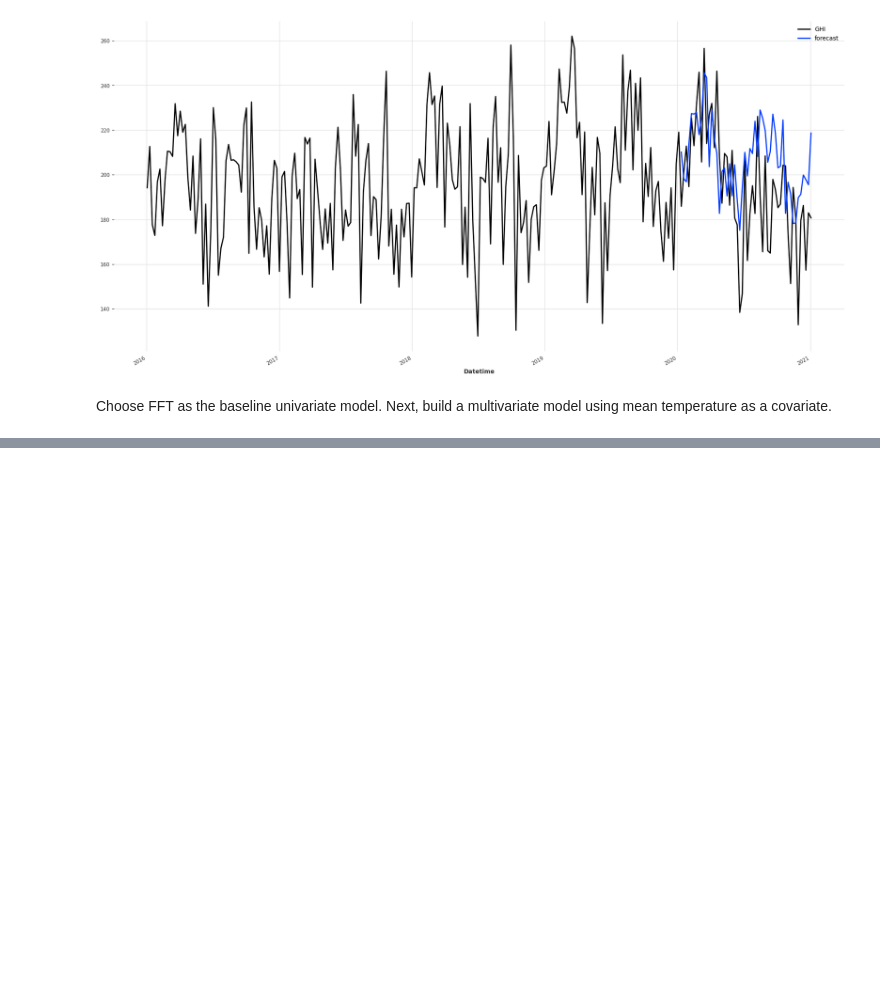
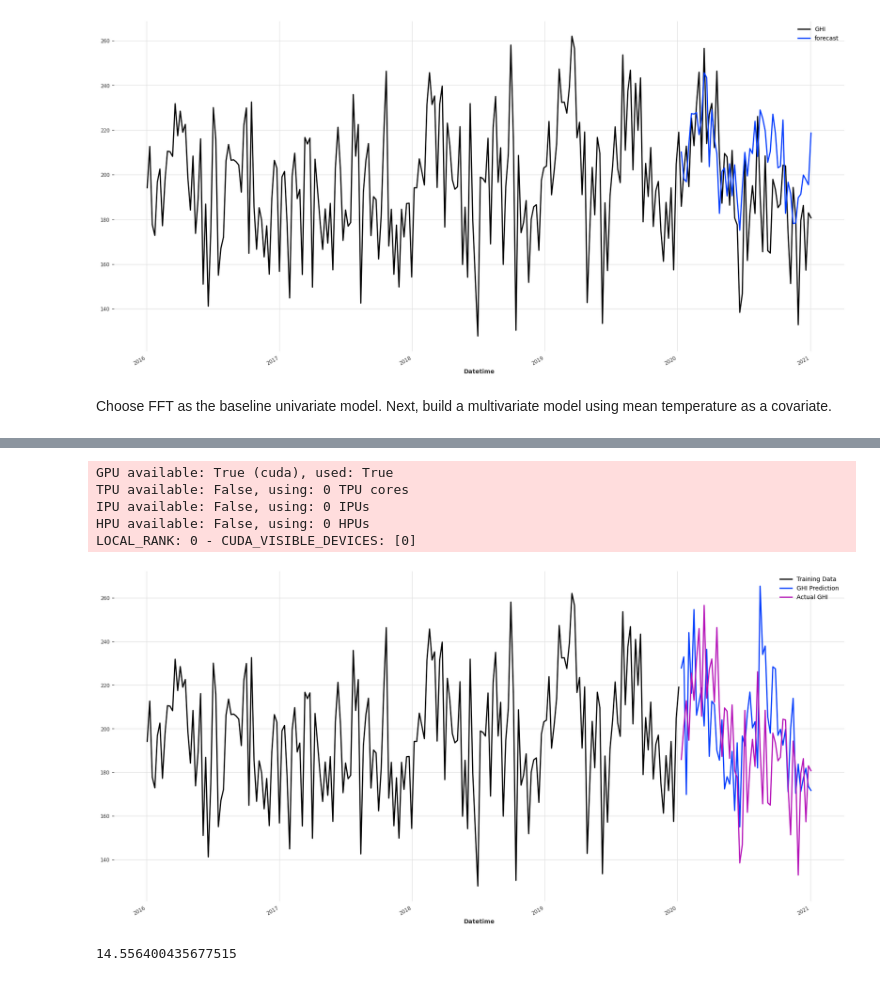
Before and after one commit to cai-yutian/pv-modelling-mirror, a Jupyter notebook: predict-irradiance.ipynb, the cells around one changed output, grey strips where cells are left out. Drawn from its saved outputs; the diff is of its cells as text; code cells hidden in the pictures; blank space fills up the shorter version.

Commit message:
add training of NBEATS model

```diff
--- a/predict-irradiance.ipynb
+++ b/predict-irradiance.ipynb
@@ -144,3 +151,14 @@ plt.legend()
 # %% [markdown]
 Choose FFT as the baseline univariate model.
 Next, build a multivariate model using mean temperature as a covariate.
+# %%
+target_series = TimeSeries.from_dataframe(weekly_df, value_cols=["GHI"], fill_missing_dates=True, freq="W")
+cov_series = TimeSeries.from_dataframe(weekly_df, value_cols=["Temperature"], fill_missing_dates=True, freq="W")
+# %%
+from darts.models import NBEATSModel
+model = NBEATSModel(input_chunk_length=24, output_chunk_length=12, random_state=42)
+
+train_cov, val_cov = cov_series[:-52], series[-52:]
+train_target, val_target = target_series[:-52], target_series[-52:]
+# %%
+model.fit(train_target, past_covariates=train_cov, epochs=100)
@@ -146,0 +185,19 @@ Next, build a multivariate model using mean temperature as a covariate.
+# %%
+pred_target = model.predict(series= train_target, past_covariates=cov_series, n=52)
+# %% [output]
+GPU available: True (cuda), used: True
+TPU available: False, using: 0 TPU cores
+IPU available: False, using: 0 IPUs
+HPU available: False, using: 0 HPUs
+LOCAL_RANK: 0 - CUDA_VISIBLE_DEVICES: [0]
+# %%
+plt.figure(figsize=(22,10))
+train_target.plot(label="Training Data")
+pred_target.plot(label="GHI Prediction")
+val_target.plot(label="Actual GHI")
+# %% [output]
+[figure, added]
+# %%
+mape(val_target, pred_target)
+# %% [output]
+14.556400435677515
```
Also changed, not shown: parts of 5 cells of this notebook.
